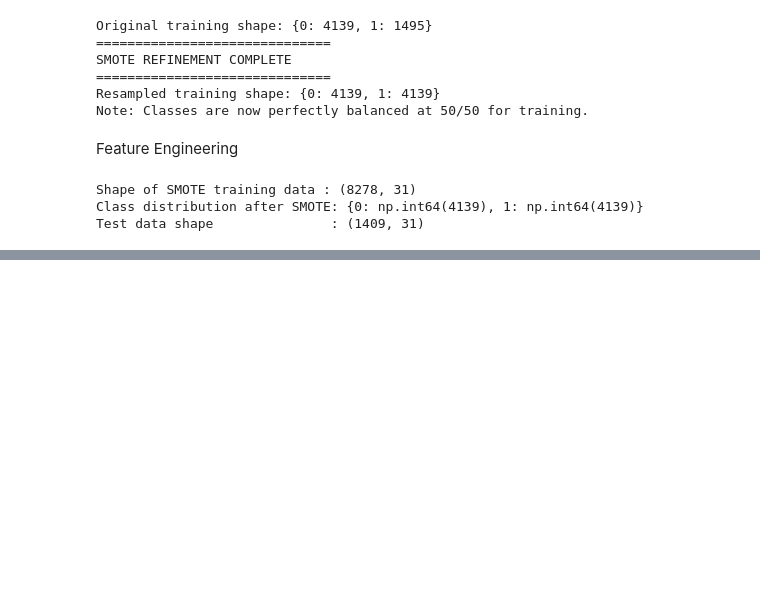
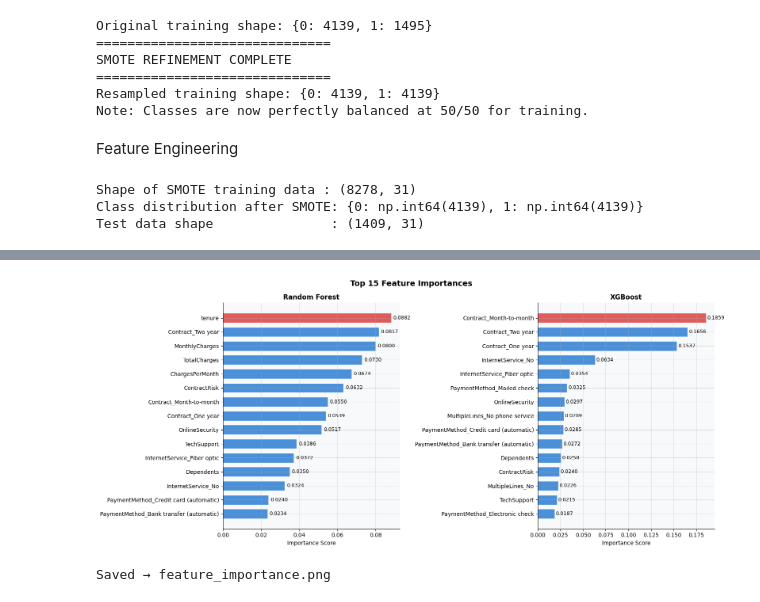
Before and after one commit to jishnuravindran04-cmyk/Churn-Prediction-for-Telecom-Companies, a Jupyter notebook: main_code.ipynb, the cells around one changed output, grey strips where cells are left out. Cells and saved outputs as stored; diff of their text form; code cells hidden in the pictures; blank space fills up the shorter version.

```diff
--- a/main_code.ipynb
+++ b/main_code.ipynb
@@ -389,0 +529,31 @@ Test data shape               : (1409, 31)
+# %%
+# =============================================================================
+# CELL 6 — FEATURE IMPORTANCE PLOT
+# =============================================================================
+import pandas as pd
+
+feature_names = X_train_res.columns.tolist()
+
+fig, axes = plt.subplots(1, 2, figsize=(16, 7))
+fig.suptitle('Top 15 Feature Importances', fontsize=14, fontweight='bold')
+
+for ax, (name, model) in zip(axes, [('Random Forest', rf_model), ('XGBoost', xgb_model)]):
+    top15 = (pd.Series(model.feature_importances_, index=feature_names)
+               .sort_values(ascending=False)
+               .head(15)
+               .iloc[::-1])
+
+    bar_colors = [RED if i == len(top15)-1 else BLUE for i in range(len(top15))]
+    ax.barh(top15.index, top15.values, color=bar_colors, edgecolor='white', height=0.7)
+    ax.set_title(name, fontweight='bold')
+    ax.set_xlabel('Importance Score')
+    for i, val in enumerate(top15.values):
+        ax.text(val + 0.001, i, f'{val:.4f}', va='center', fontsize=9)
+
+plt.tight_layout()
+plt.savefig('feature_importance.png', dpi=150, bbox_inches='tight')
+plt.show()
+print("Saved → feature_importance.png")
+# %% [output]
+[figure, added]
+Saved → feature_importance.png
```
Also changed, not shown: parts of 4 cells of this notebook.
